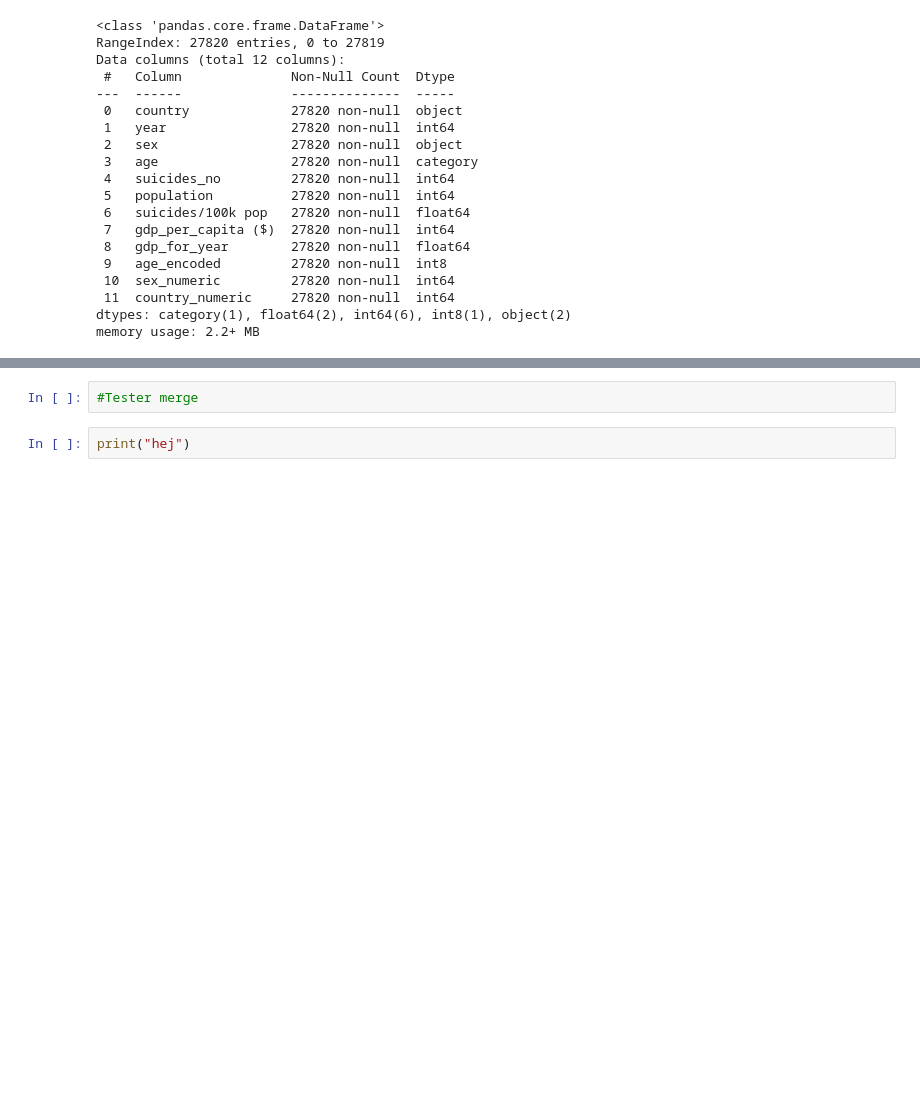
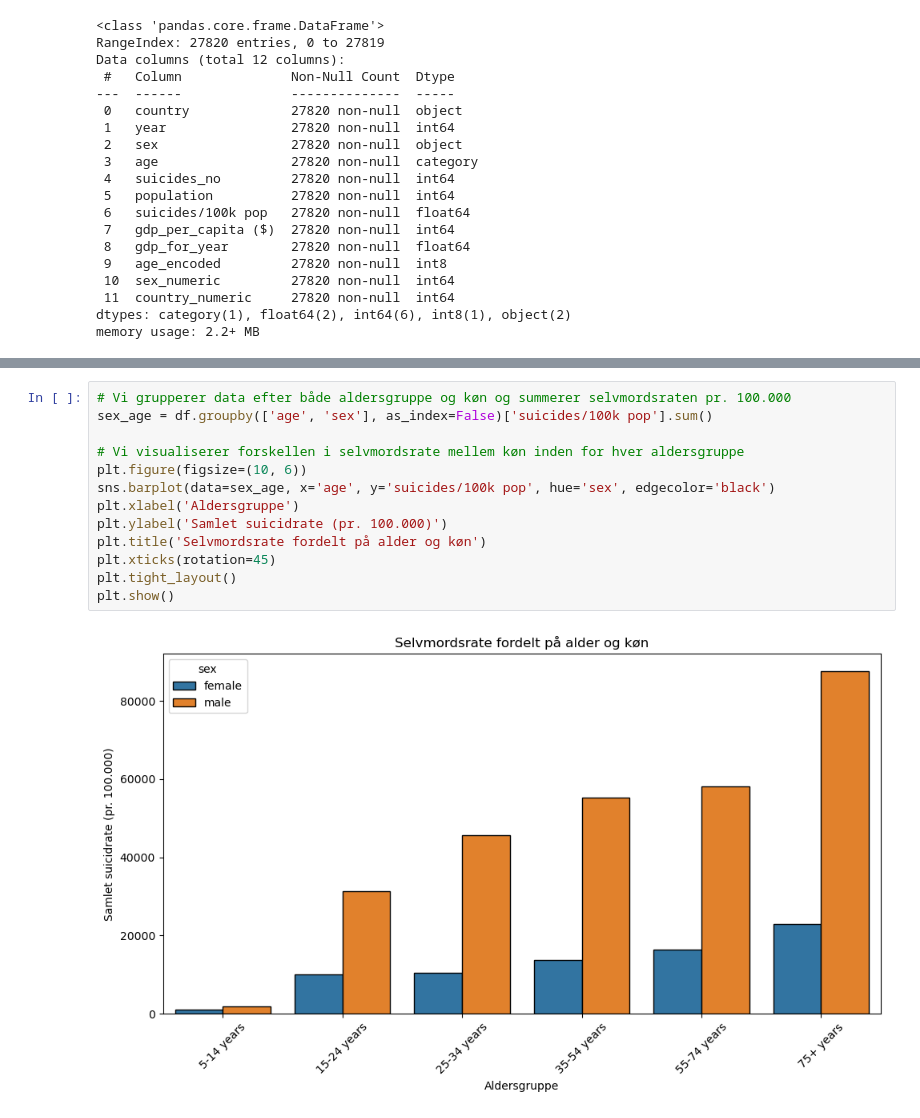
Before and after one commit to LukasRonberg/BIExam, a Jupyter notebook: suicide.ipynb, the cells around one changed output, grey strips where cells are left out. Saved outputs shown, nothing was run; the diff lists cells and outputs as text; blank space fills up the shorter version.

```diff
--- a/suicide.ipynb
+++ b/suicide.ipynb
@@ -328,4 +371,15 @@ plt.show()
-# %%
-#Tester merge
-# %%
-print("hej")
+# %%
+# Vi grupperer data efter både aldersgruppe og køn og summerer selvmordsraten pr. 100.000
+sex_age = df.groupby(['age', 'sex'], as_index=False)['suicides/100k pop'].sum()
+
+# Vi visualiserer forskellen i selvmordsrate mellem køn inden for hver aldersgruppe
+plt.figure(figsize=(10, 6))
+sns.barplot(data=sex_age, x='age', y='suicides/100k pop', hue='sex', edgecolor='black')
+plt.xlabel('Aldersgruppe')
+plt.ylabel('Samlet suicidrate (pr. 100.000)')
+plt.title('Selvmordsrate fordelt på alder og køn')
+plt.xticks(rotation=45)
+plt.tight_layout()
+plt.show()
+# %% [output]
+[figure, added]
```
Also changed, not shown: parts of 56 cells of this notebook.
